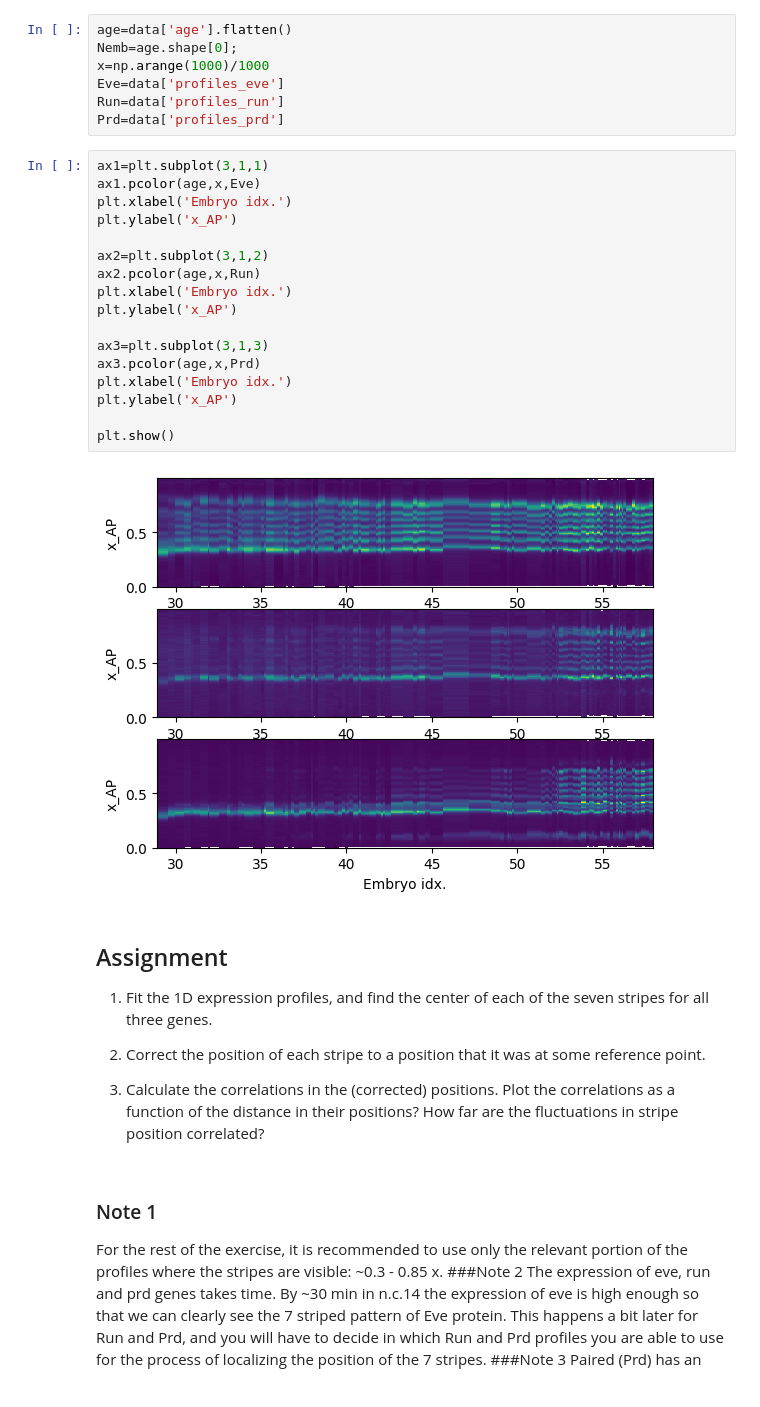
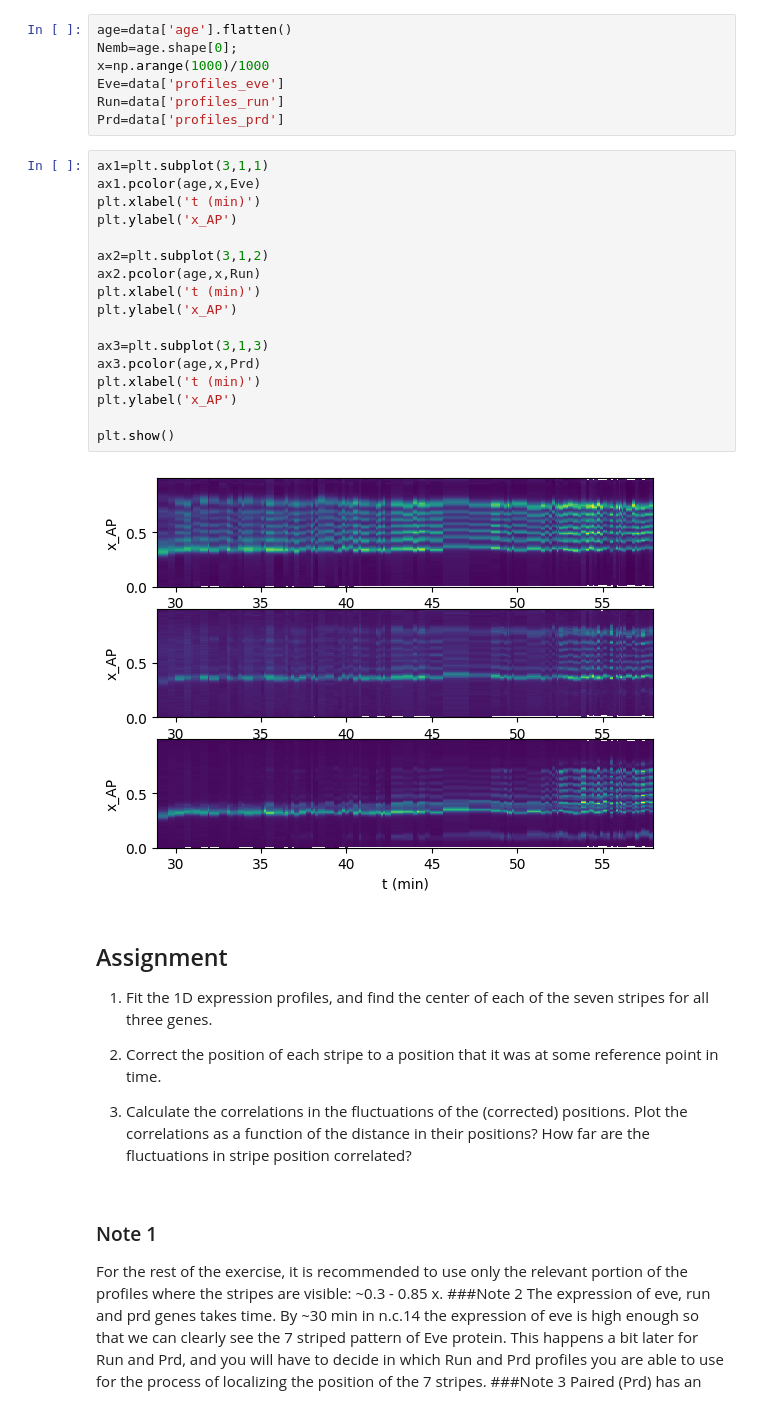
Before and after one commit to mnikolic7/PHY562_Spring25_MakingMeasurements, a Jupyter notebook: main_correlations.ipynb, the cells around one changed output. Drawn from its saved outputs; the diff is of its cells as text.

```diff
--- a/main_correlations.ipynb
+++ b/main_correlations.ipynb
@@ -69,31 +58,31 @@ Prd=data['profiles_prd']
 # %%
 ax1=plt.subplot(3,1,1)
 ax1.pcolor(age,x,Eve)
-plt.xlabel('Embryo idx.')
+plt.xlabel('t (min)')
 plt.ylabel('x_AP')
 
 ax2=plt.subplot(3,1,2)
 ax2.pcolor(age,x,Run)
-plt.xlabel('Embryo idx.')
+plt.xlabel('t (min)')
 plt.ylabel('x_AP')
 
 ax3=plt.subplot(3,1,3)
 ax3.pcolor(age,x,Prd)
-plt.xlabel('Embryo idx.')
+plt.xlabel('t (min)')
 plt.ylabel('x_AP')
 
 plt.show()
 # %% [output]
-[figure, old version]
+[figure, new version]
 # %% [markdown]
 ## Assignment
 
 1.   Fit the 1D expression profiles, and find the center of each of the seven stripes for all three genes.
 
 2.   Correct the position of each stripe to a position that it was at some
-reference point.
+reference point in time.
 
-3. Calculate the correlations in the (corrected) positions.  Plot the correlations as a function of the distance in their positions? How far are the fluctuations in stripe position correlated?
+3. Calculate the correlations in the fluctuations of the (corrected) positions. Plot the correlations as a function of the distance in their positions? How far are the fluctuations in stripe position correlated?
 # %% [markdown]
 
 ### Note 1
```
Also changed, not shown: parts of 1 cell of this notebook.
